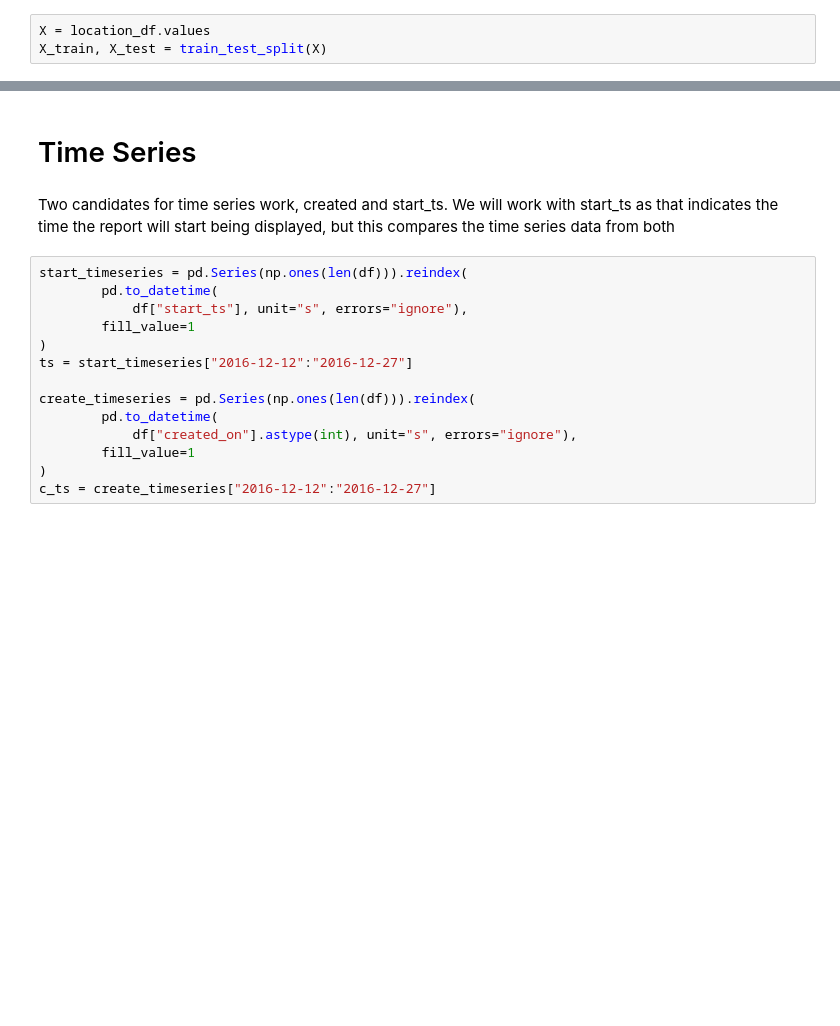
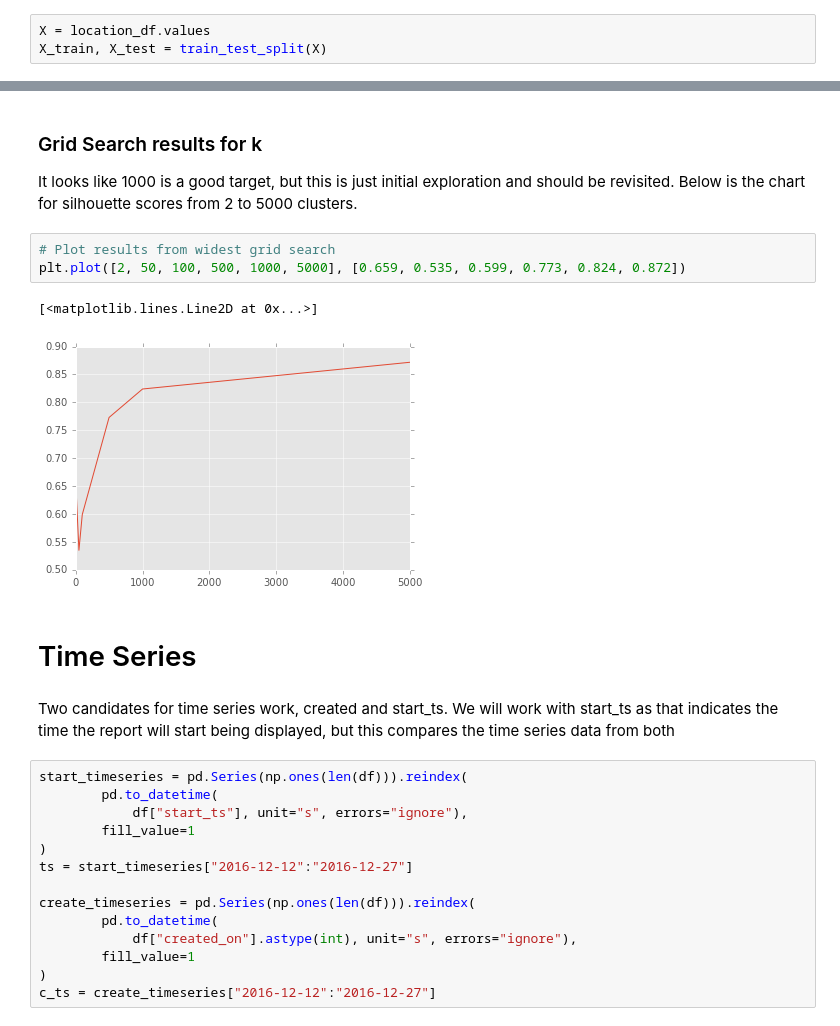
Before and after one commit to brendan-dorsey/stabilitas-thresholds, a Jupyter notebook: initial_eda.ipynb, the cells around one changed output, grey strips where cells are left out. Drawn from its saved outputs; the diff is of its cells as text; blank space fills up the shorter version.

Commit message:
Clean up grid search results

```diff
--- a/initial_eda.ipynb
+++ b/initial_eda.ipynb
@@ -126,3 +112,13 @@ plt.plot(max_clusters, scores)
+# %% [markdown]
+### Grid Search results for k
+
+It looks like 1000 is a good target, but this is just initial exploration and should be revisited. Below is the chart for silhouette scores from 2 to 5000 clusters.
+# %%
+# Plot results from widest grid search
+plt.plot([2, 50, 100, 500, 1000, 5000], [0.659, 0.535, 0.599, 0.773, 0.824, 0.872])
+# %% [output]
+[<matplotlib.lines.Line2D at 0x...>]
+[figure, added]
 # %% [markdown]
 # Time Series
 # %% [markdown]
```
Also changed, not shown: parts of 7 cells of this notebook.
